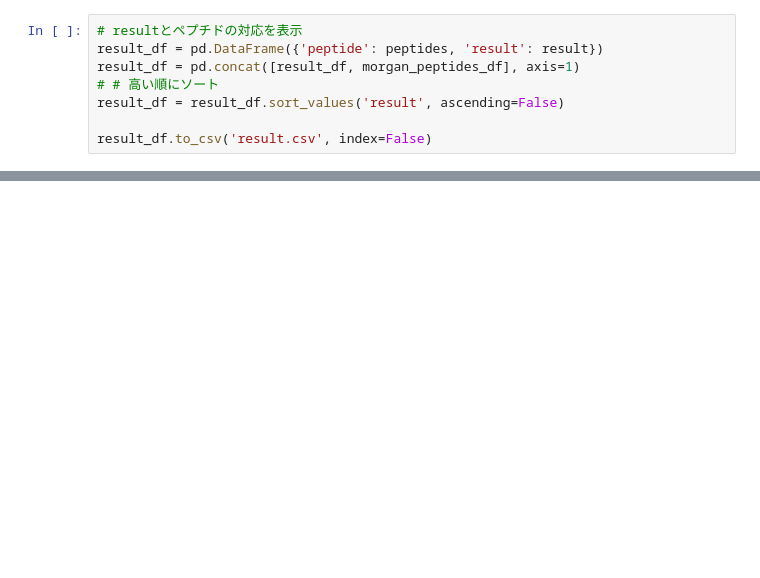
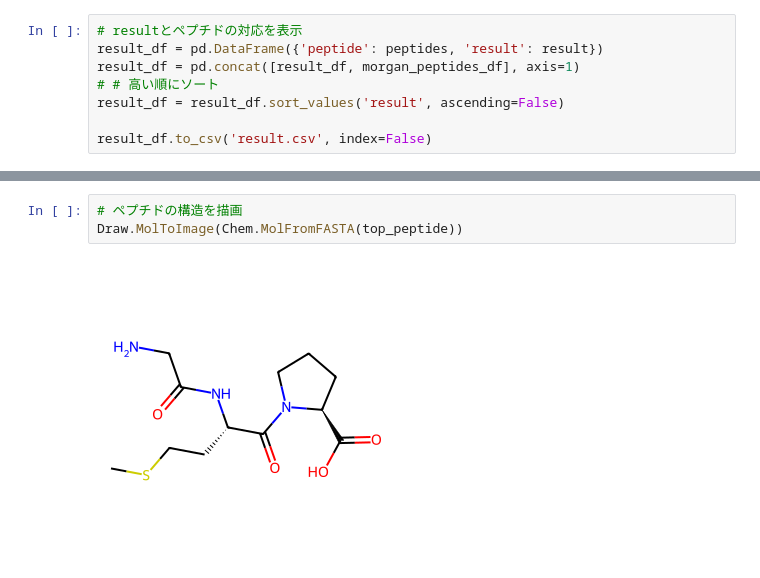
Before and after one commit to yutteee/fingerprint_ml, a Jupyter notebook: src/index.ipynb, the cells around one changed output, grey strips where cells are left out. Cells and saved outputs as stored; diff of their text form; blank space fills up the shorter version.

```diff
--- a/src/index.ipynb
+++ b/src/index.ipynb
@@ -305,0 +311,5 @@ Draw.MolsToGridImage(rdkit_high_score_peptides, molsPerRow=3, legends=high_score
+# %%
+# ペプチドの構造を描画
+Draw.MolToImage(Chem.MolFromFASTA(top_peptide))
+# %% [output]
+[figure, added]
```
Also changed, not shown: parts of 10 cells of this notebook, 5 other files.
